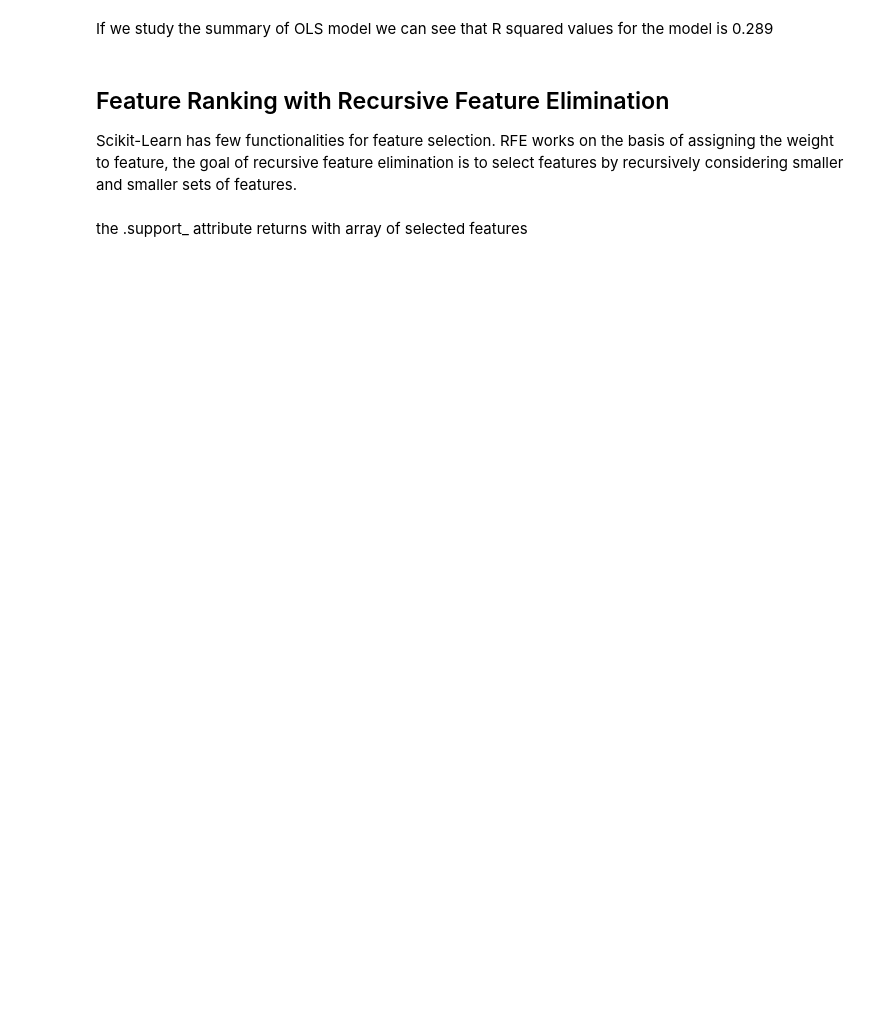
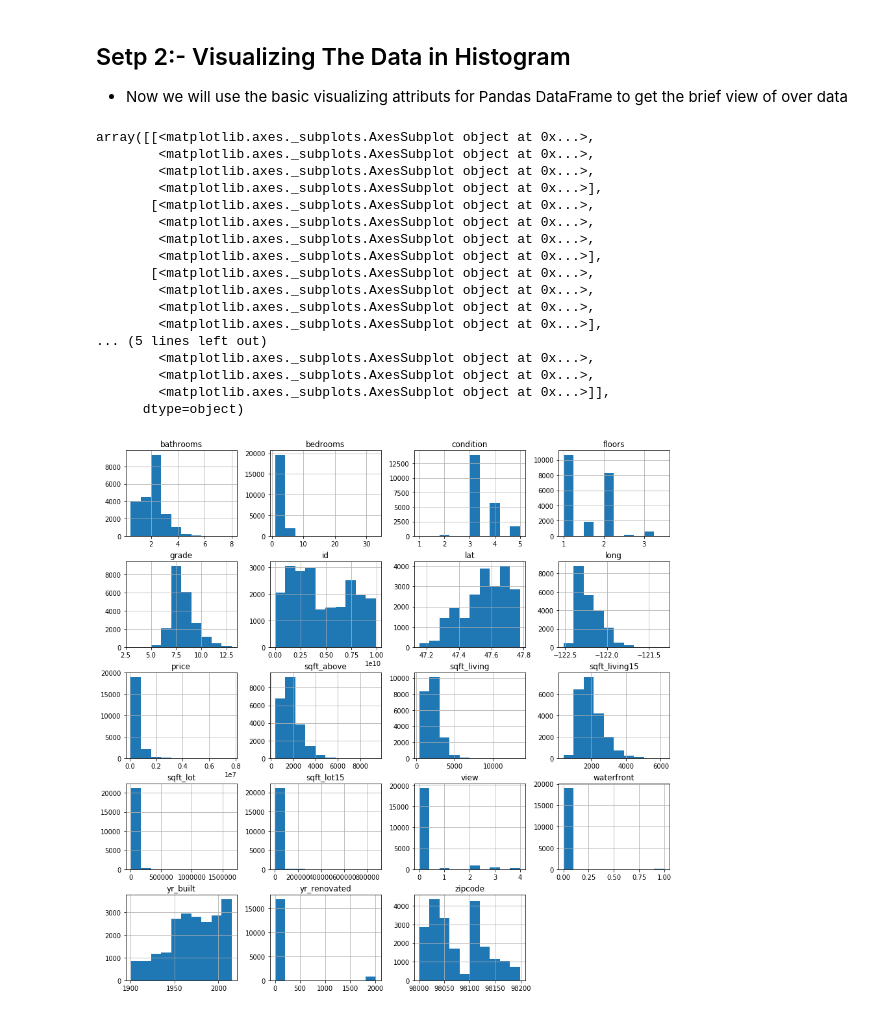
Before and after one commit to mitpatel5/dsc-1-final-project-online-ds-pt-112618, a Jupyter notebook: student.ipynb, the cells around one changed output. Saved outputs shown, nothing was run; the diff lists cells and outputs as text; code cells hidden in the pictures; blank space fills up the shorter version.

```diff
--- a/student.ipynb
+++ b/student.ipynb
@@ -29,10 +27,0 @@ Index(['id', 'date', 'price', 'bedrooms', 'bathrooms', 'sqft_living',
-# %%
-#Preprossecing the data removing the NaN and special charters if presrent in the field
-main_df.waterfront = main_df.waterfront.fillna(0)
-main_df.yr_renovated = main_df.yr_renovated.fillna(0)
-main_df.view = main_df.view.fillna(0)
-main_df.sqft_basement = main_df.sqft_basement.replace('?',0)
-main_df.sqft_basement = main_df.sqft_basement.astype(str).astype(float)
-# %%
-#As the range of the price (i.e our dependent variable) i'm log trasnforming to normalizing
-main_df['log_price'] = np.log1p(main_df.price)
@@ -43,3 +27,0 @@ array([ 3,  2,  4,  5,  1,  6,  7,  8,  9, 11, 10, 33], dtype=int64)
-# %%
-#if notice there is a outliner on the field bed room so we delete that outiner
-main_df = main_df.drop(main_df[main_df.bedrooms > 12].index)
@@ -116,5 +27,0 @@ Warnings:
-# %% [markdown]
-If we study the summary of OLS model we can see that R squared values for the model is 0.289
-# %% [markdown]
-## Feature Ranking with Recursive Feature Elimination
-Scikit-Learn has few functionalities for feature selection. RFE works on the basis of assigning the weight to feature, the goal of recursive feature elimination is to select features by recursively considering smaller and smaller sets of features.
@@ -128,2 +28,24 @@ selector = selector.fit(predictors,final_data['log_price'])
-# %% [markdown]
-the .support_ attribute returns with array of selected features
+# %% [markdown]
+## Setp 2:- Visualizing The Data in Histogram
+- Now we will use the basic visualizing attributs for Pandas DataFrame to get the brief view of over data
+# %%
+main_df.hist(figsize=(15,15))
+# %% [output]
+array([[<matplotlib.axes._subplots.AxesSubplot object at 0x...>,
+        <matplotlib.axes._subplots.AxesSubplot object at 0x...>,
+        <matplotlib.axes._subplots.AxesSubplot object at 0x...>,
+        <matplotlib.axes._subplots.AxesSubplot object at 0x...>],
+       [<matplotlib.axes._subplots.AxesSubplot object at 0x...>,
+        <matplotlib.axes._subplots.AxesSubplot object at 0x...>,
+        <matplotlib.axes._subplots.AxesSubplot object at 0x...>,
+        <matplotlib.axes._subplots.AxesSubplot object at 0x...>],
+       [<matplotlib.axes._subplots.AxesSubplot object at 0x...>,
+        <matplotlib.axes._subplots.AxesSubplot object at 0x...>,
+        <matplotlib.axes._subplots.AxesSubplot object at 0x...>,
+        <matplotlib.axes._subplots.AxesSubplot object at 0x...>],
+... (5 lines left out)
+        <matplotlib.axes._subplots.AxesSubplot object at 0x...>,
+        <matplotlib.axes._subplots.AxesSubplot object at 0x...>,
+        <matplotlib.axes._subplots.AxesSubplot object at 0x...>]],
+      dtype=object)
+[figure, added]
```
Also changed, not shown: parts of 85 cells of this notebook, 2 other files.
